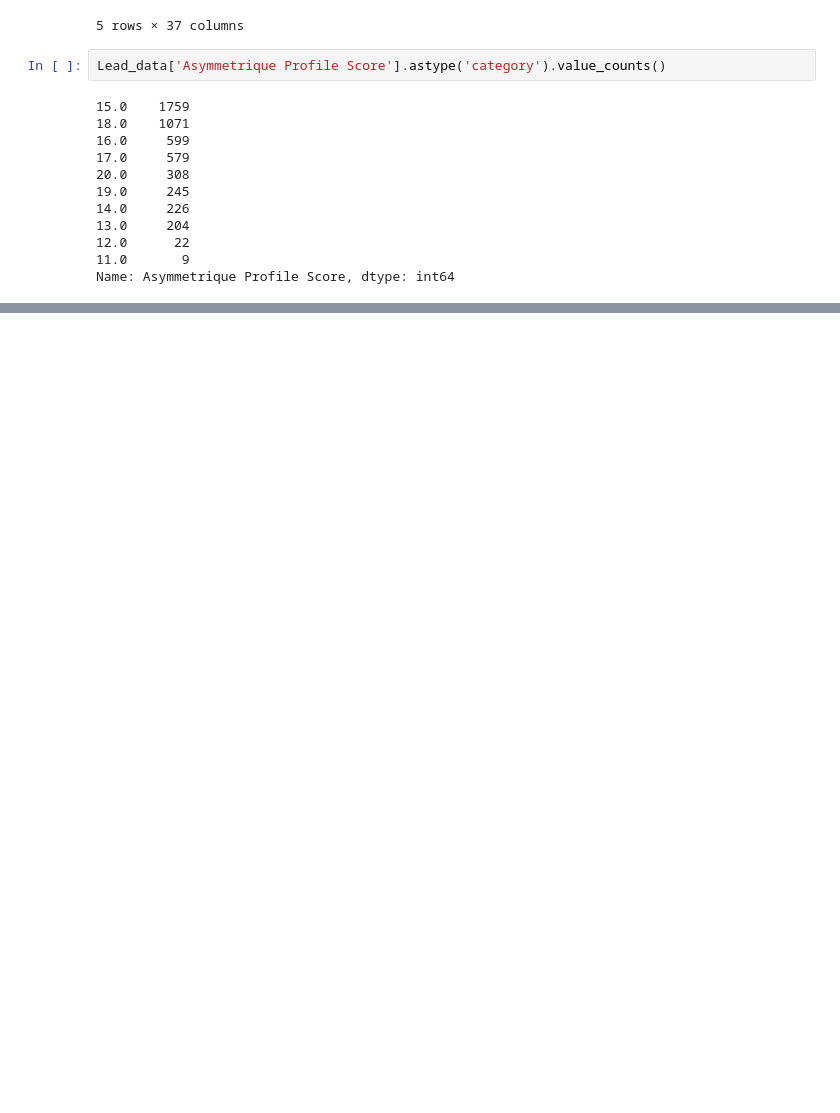
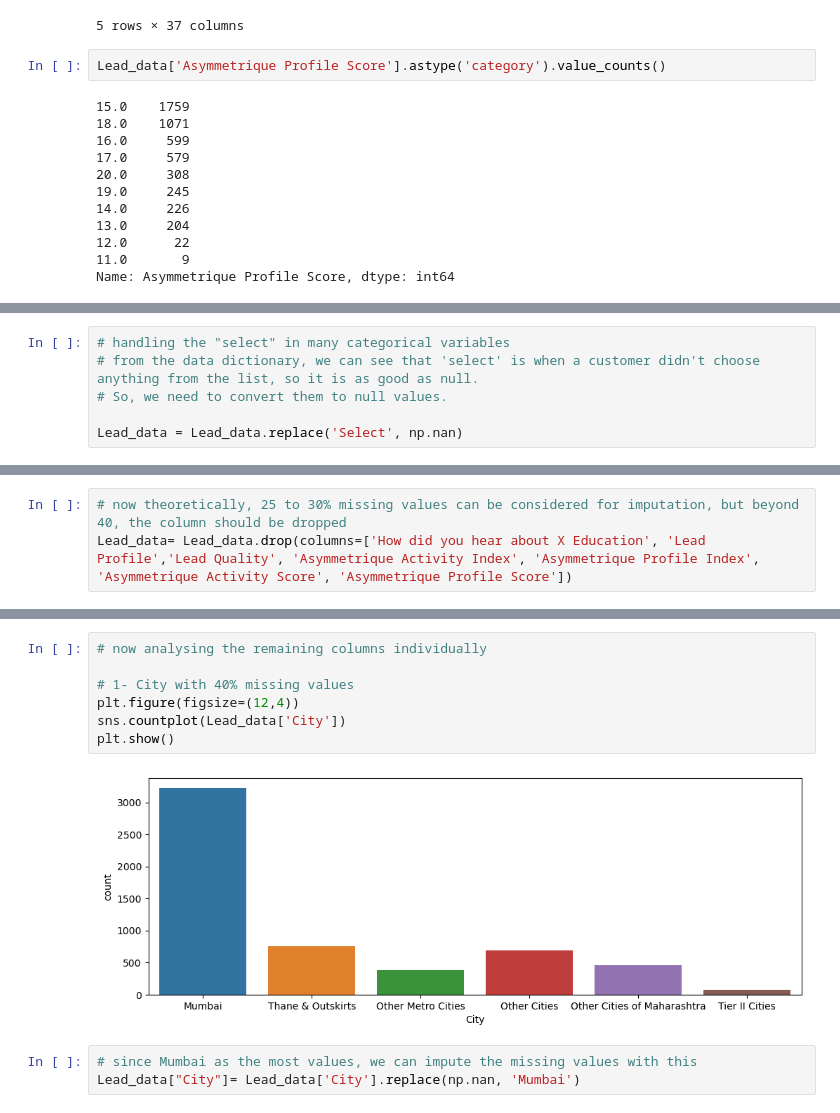
Before and after one commit to sanjeeta99/Lead_Score, a Jupyter notebook: Lead_score.ipynb, the cells around one changed output, grey strips where cells are left out. Cells and saved outputs as stored; diff of their text form; blank space fills up the shorter version.

```diff
--- a/Lead_score.ipynb
+++ b/Lead_score.ipynb
@@ -117,0 +142,6 @@ Lead_data.head()
+# %%
+# handling the "select" in many categorical variables
+# from the data dictionary, we can see that 'select' is when a customer didn't choose anything from the list, so it is as good as null.
+# So, we need to convert them to null values.
+
+Lead_data = Lead_data.replace('Select', np.nan)
@@ -117,0 +170,3 @@ Lead_data.head()
+# %%
+# now theoretically, 25 to 30% missing values can be considered for imputation, but beyond 40, the column should be dropped
+Lead_data= Lead_data.drop(columns=['How did you hear about X Education', 'Lead Profile','Lead Quality', 'Asymmetrique Activity Index', 'Asymmetrique Profile Index', 'Asymmetrique Activity Score', 'Asymmetrique Profile Score'])
@@ -117,0 +193,12 @@ Lead_data.head()
+# %%
+# now analysing the remaining columns individually
+
+# 1- City with 40% missing values
+plt.figure(figsize=(12,4))
+sns.countplot(Lead_data['City'])
+plt.show()
+# %% [output]
+[figure, added]
+# %%
+# since Mumbai as the most values, we can impute the missing values with this
+Lead_data["City"]= Lead_data['City'].replace(np.nan, 'Mumbai')
```
Also changed, not shown: parts of 26 cells of this notebook.
